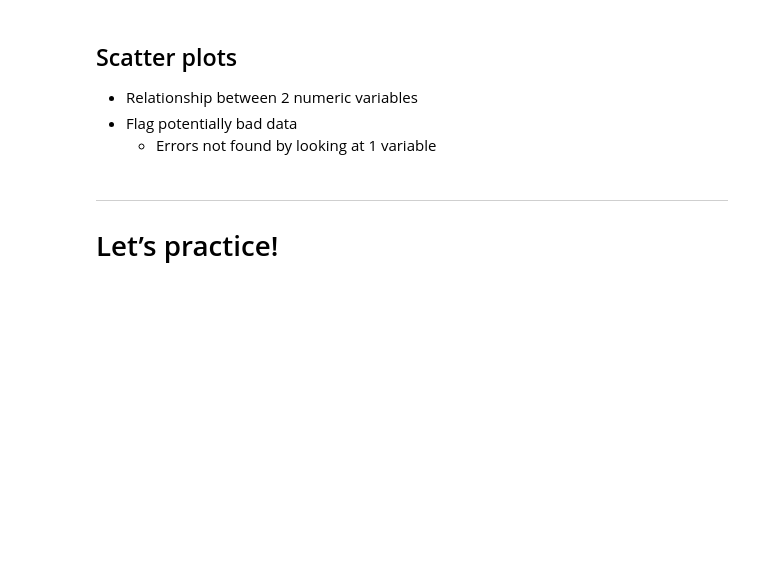
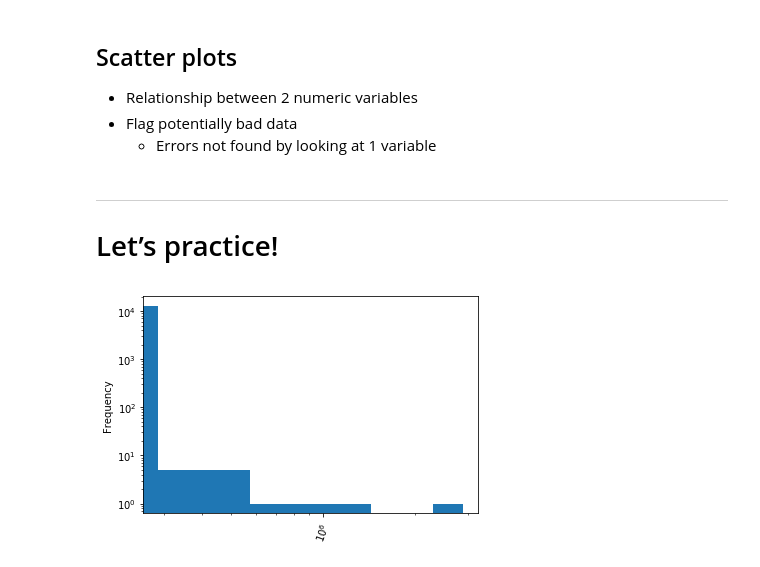
Before and after one commit to franksalas/datacamp, a Jupyter notebook: Cleaning_Data_in_Python/01Exploring_your_data.ipynb, the cells around one changed output. Saved outputs shown, nothing was run; the diff lists cells and outputs as text; code cells hidden in the pictures; blank space fills up the shorter version.

```diff
--- a/Cleaning_Data_in_Python/01Exploring_your_data.ipynb
+++ b/Cleaning_Data_in_Python/01Exploring_your_data.ipynb
@@ -75,3 +71,21 @@ dtypes: float64(3), object(2)
 memory usage: 6.5+ KB
 # %% [markdown]
 # Let’s practice!
+# %%
+# Import pandas
+import pandas as pd
+
+# Read the file into a DataFrame: df
+df = pd.read_csv('dob_job_application_filings_subset.csv')
+
+# Print the head of df
+print(df.head())
+
+# Print the tail of df
+print(df.tail())
+
+# Print the shape of df
+print(df.shape)
+
+# Print the columns of df
+print(df.columns)
@@ -77,0 +110,5 @@ memory usage: 6.5+ KB
+# %%
+df_subset = df[['Job #','Doc #', 'Borough', 'Initial Cost', 'Total Est. Fee','Existing Zoning Sqft',
+                'Proposed Zoning Sqft', 'Enlargement SQ Footage', 'Street Frontage',
+               'ExistingNo. of Stories','ExistingNo. of Stories',
+               'Existing Height', 'Proposed Height']]
@@ -254,3 +392,14 @@ plt.show()
 # %% [markdown]
 ---
 # Let’s practice!
+# %%
+# Import matplotlib.pyplot
+import matplotlib.pyplot as plt
+
+# Plot the histogram
+df_subset['Existing Zoning Sqft'].plot(kind='hist', rot=70, logx=True, logy=True)
+
+# Display the histogram
+plt.show()
+# %% [output]
+[figure, added]
```
Also changed, not shown: parts of 21 cells of this notebook, 5 other files.
